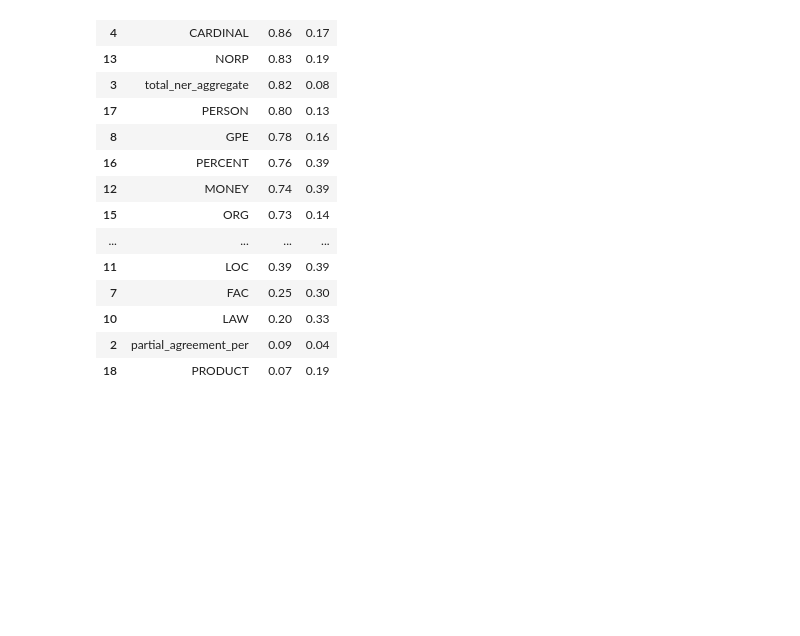
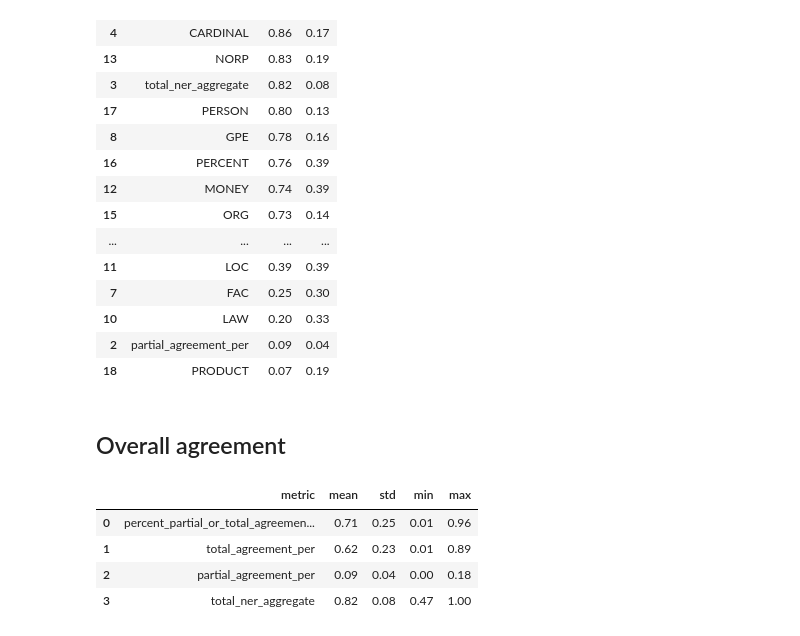
Before and after one commit to alberto-lorente/stir-fried-data, a Jupyter notebook: Part 2 - SpaCy and Stanza performance for NER/2.2 NER - analysis by entity type/NER_Results_Analysis.ipynb, the cells around one changed output. Saved outputs shown, nothing was run; the diff lists cells and outputs as text; code cells hidden in the pictures; blank space fills up the shorter version.

```diff
--- a/Part 2 - SpaCy and Stanza performance for NER/2.2 NER - analysis by entity type/NER_Results_Analysis.ipynb
+++ b/Part 2 - SpaCy and Stanza performance for NER/2.2 NER - analysis by entity type/NER_Results_Analysis.ipynb
@@ -79,3 +85,15 @@ df_agg[["metric", "mean", "std"]].sort_values("mean", ascending=False)
 | 10 | LAW | 0.20 | 0.33 |
 | 2 | partial_agreement_per | 0.09 | 0.04 |
 | 18 | PRODUCT | 0.07 | 0.19 |
+# %% [markdown]
+## Overall agreement
+# %%
+df_agg_overall = df_agg[~df_agg["metric"].isin(tags)]
+# %%
+df_agg_overall.head()
+# %% [output]
+|  | metric | mean | std | min | max |
+| 0 | percent_partial_or_total_agreemen... | 0.71 | 0.25 | 0.01 | 0.96 |
+| 1 | total_agreement_per | 0.62 | 0.23 | 0.01 | 0.89 |
+| 2 | partial_agreement_per | 0.09 | 0.04 | 0.00 | 0.18 |
+| 3 | total_ner_aggregate | 0.82 | 0.08 | 0.47 | 1.00 |
```
Also changed, not shown: parts of 9 cells of this notebook, 2 other files.
